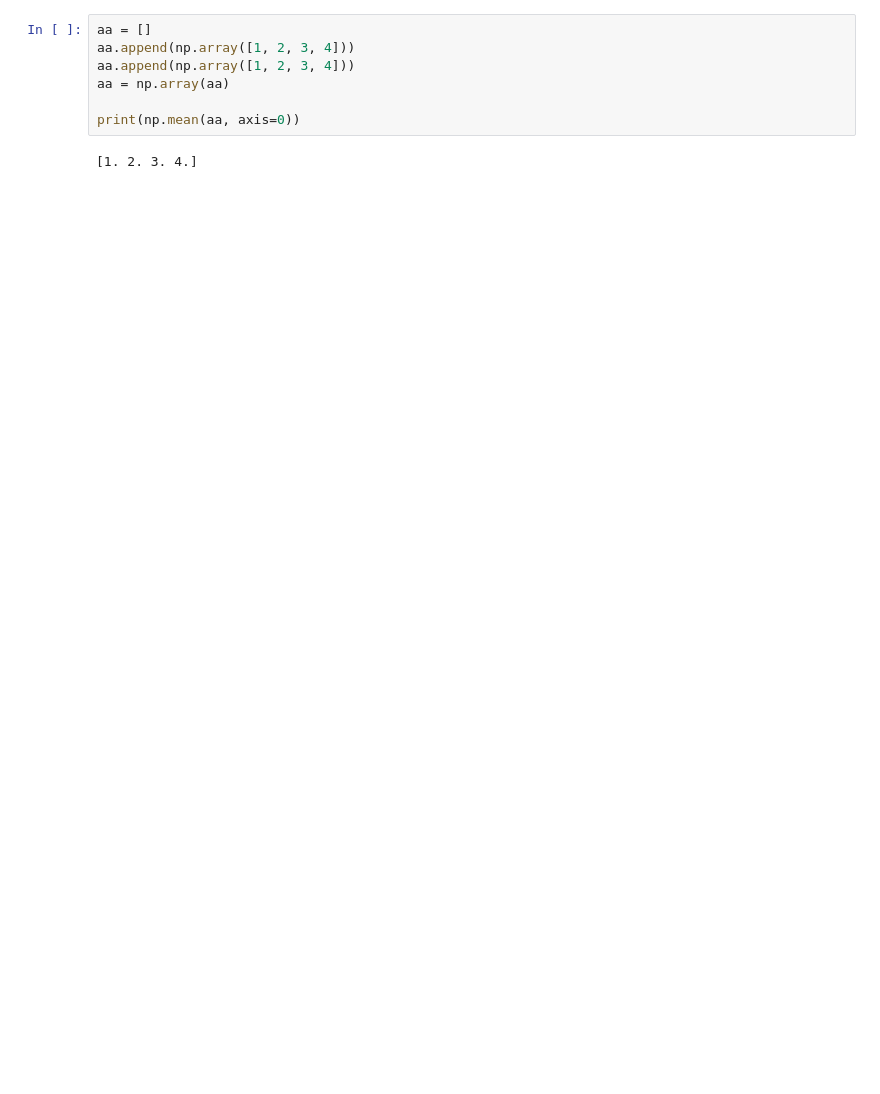
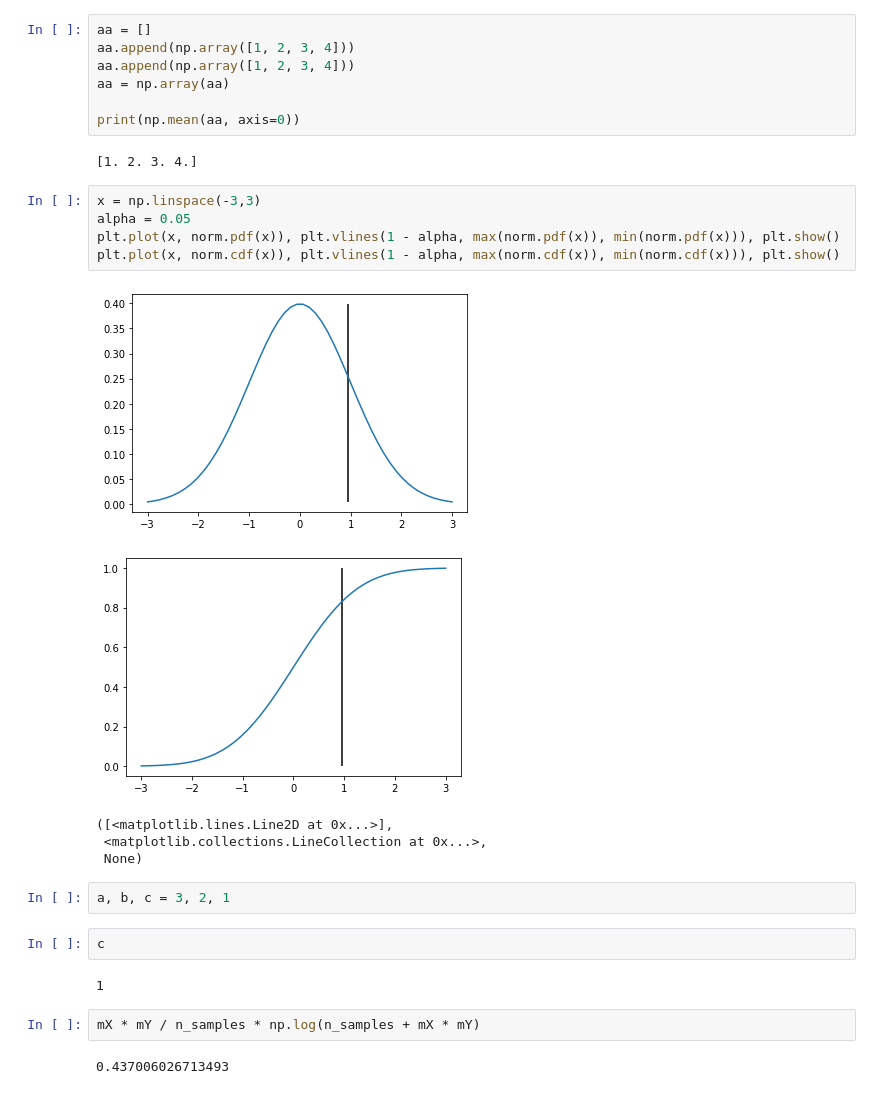
Before and after one commit to MartinVIllesca/Curso-teoria-informacion, a Jupyter notebook: simulacionesProyecto.ipynb, the cells around one changed output. Saved outputs shown, nothing was run; the diff lists cells and outputs as text; blank space fills up the shorter version.

```diff
--- a/simulacionesProyecto.ipynb
+++ b/simulacionesProyecto.ipynb
@@ -493,3 +507,24 @@ aa = np.array(aa)
 print(np.mean(aa, axis=0))
 # %% [output]
 [1. 2. 3. 4.]
+# %%
+x = np.linspace(-3,3)
+alpha = 0.05
+plt.plot(x, norm.pdf(x)), plt.vlines(1 - alpha, max(norm.pdf(x)), min(norm.pdf(x))), plt.show()
+plt.plot(x, norm.cdf(x)), plt.vlines(1 - alpha, max(norm.cdf(x)), min(norm.cdf(x))), plt.show()
+# %% [output]
+[figure, added]
+[figure, added]
+([<matplotlib.lines.Line2D at 0x...>],
+ <matplotlib.collections.LineCollection at 0x...>,
+ None)
+# %%
+a, b, c = 3, 2, 1
+# %%
+c
+# %% [output]
+1
+# %%
+mX * mY / n_samples * np.log(n_samples + mX * mY)
+# %% [output]
+0.437006026713493
```
Also changed, not shown: parts of 10 cells of this notebook.
